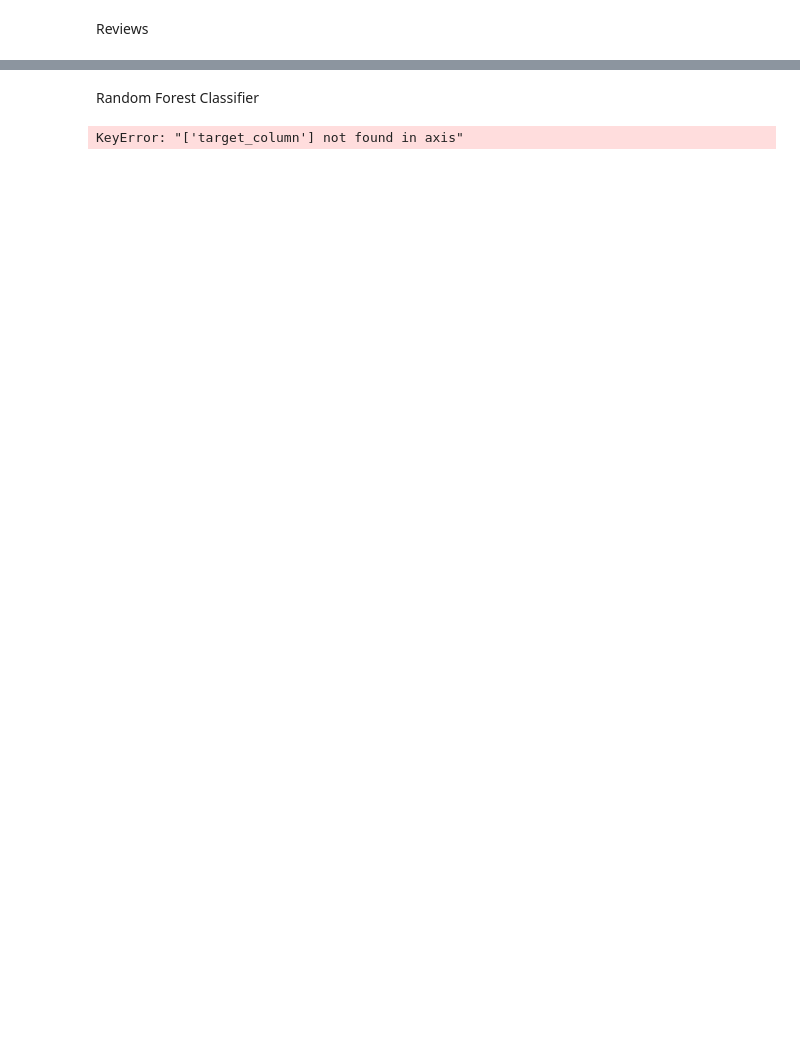
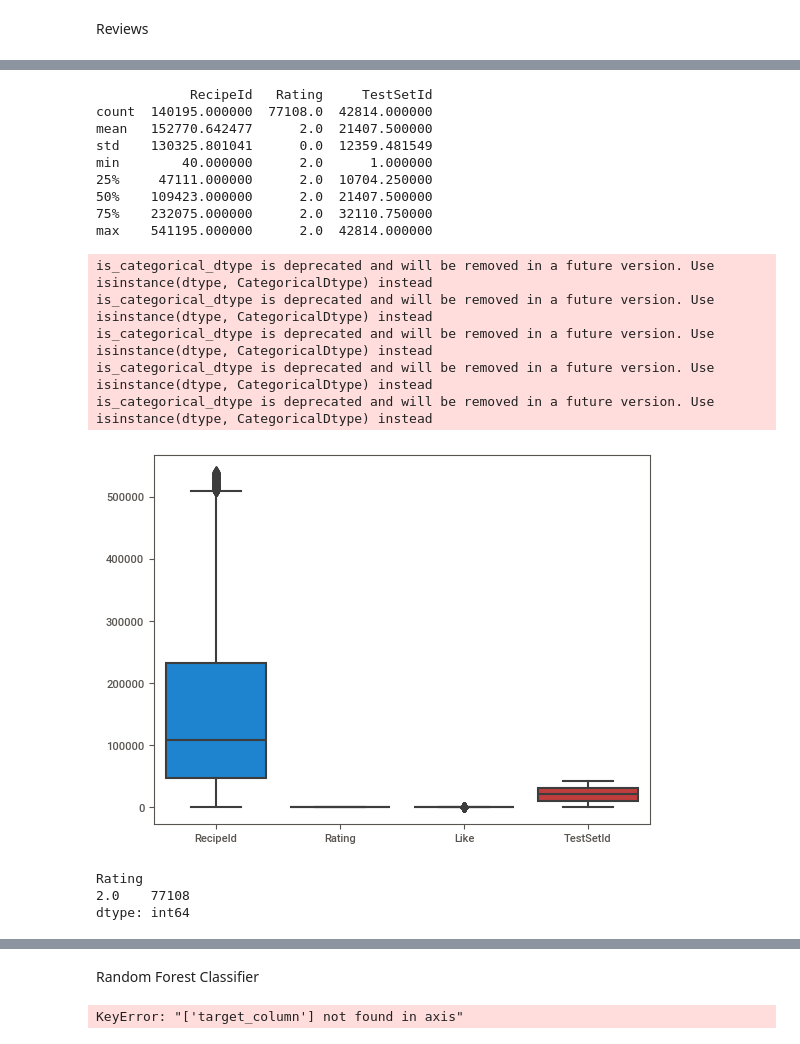
Before and after one commit to raj7vasani/AnalyticsCup_skilledShark, a Jupyter notebook: skilledShark_Submission.ipynb, the cells around one changed output, grey strips where cells are left out. Cells and saved outputs as stored; diff of their text form; code cells hidden in the pictures; blank space fills up the shorter version.

Commit message:
Reviews Data Understanding

```diff
--- a/skilledShark_Submission.ipynb
+++ b/skilledShark_Submission.ipynb
@@ -232,3 +232,7 @@ profile
 [interactive output not drawn]
 # %% [markdown]
 Reviews
+# %%
+# load the data
+file_path = "reviews.csv"
+df = pd.read_csv(file_path)
@@ -234,0 +273,27 @@ Reviews
+# %%
+# have a look at common statistics of the dataset
+print(df.describe())
+sns.boxplot(df);
+# %% [output]
+            RecipeId   Rating     TestSetId
+count  140195.000000  77108.0  42814.000000
+mean   152770.642477      2.0  21407.500000
+std    130325.801041      0.0  12359.481549
+min        40.000000      2.0      1.000000
+25%     47111.000000      2.0  10704.250000
+50%    109423.000000      2.0  21407.500000
+75%    232075.000000      2.0  32110.750000
+max    541195.000000      2.0  42814.000000
+is_categorical_dtype is deprecated and will be removed in a future version. Use isinstance(dtype, CategoricalDtype) instead
+is_categorical_dtype is deprecated and will be removed in a future version. Use isinstance(dtype, CategoricalDtype) instead
+is_categorical_dtype is deprecated and will be removed in a future version. Use isinstance(dtype, CategoricalDtype) instead
+is_categorical_dtype is deprecated and will be removed in a future version. Use isinstance(dtype, CategoricalDtype) instead
+is_categorical_dtype is deprecated and will be removed in a future version. Use isinstance(dtype, CategoricalDtype) instead
+[figure, added]
+# %%
+# check the balancing of classes/labels
+print(df.groupby("Rating").size())
+# %% [output]
+Rating
+2.0    77108
+dtype: int64
```
Also changed, not shown: parts of 6 cells of this notebook.
